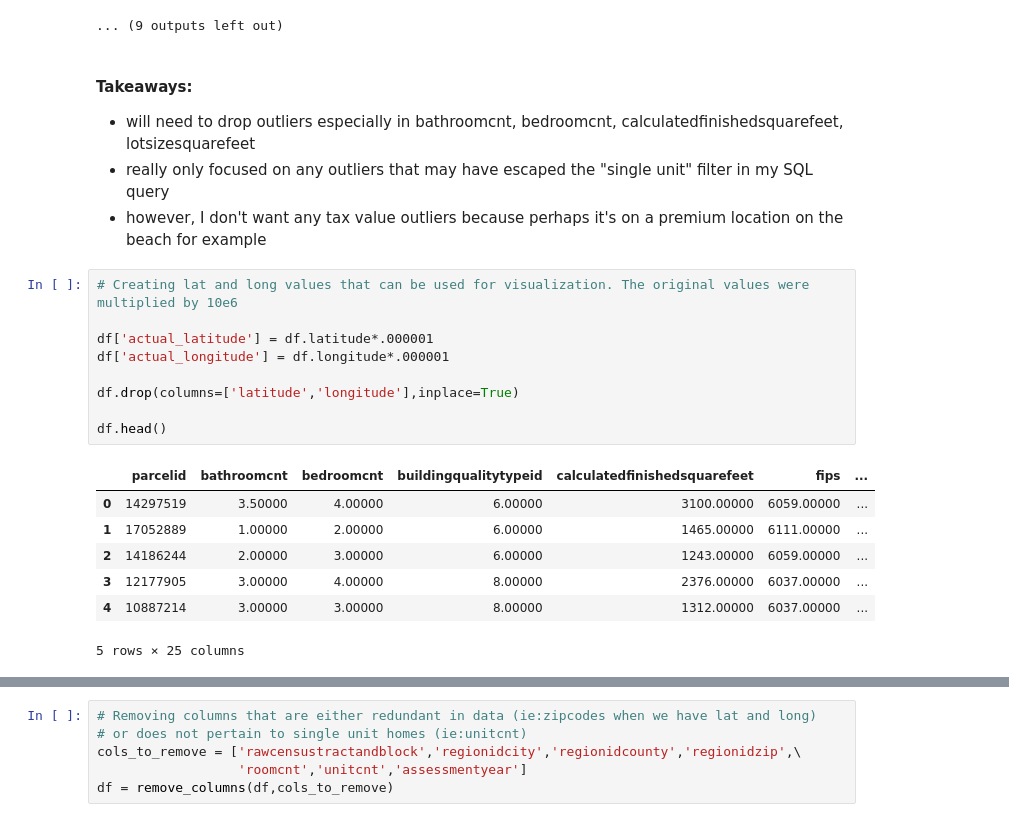
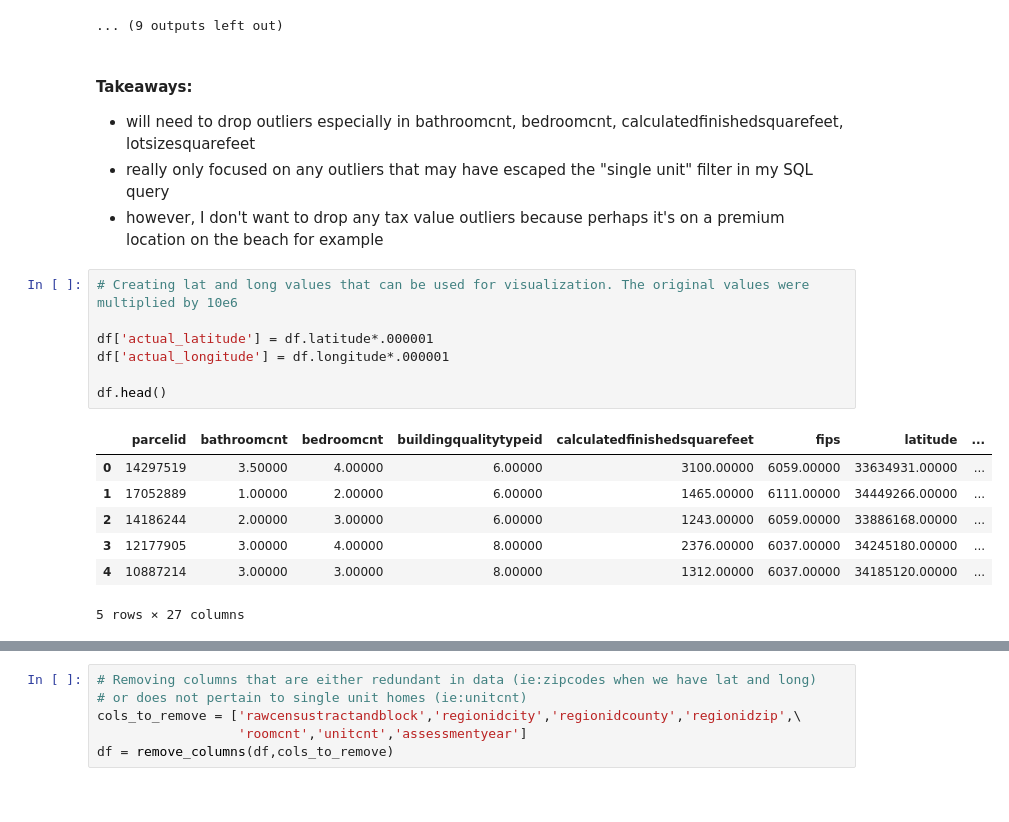
Before and after one commit to Joshua-C-Bryant/zillow_clustering_project, a Jupyter notebook: zillow_clustering_project.ipynb, the cells around one changed output, grey strips where cells are left out. Cells and saved outputs as stored; diff of their text form.

```diff
--- a/zillow_clustering_project.ipynb
+++ b/zillow_clustering_project.ipynb
@@ -165,21 +164,19 @@ for x in df.select_dtypes(include = 'float64'):
 #### Takeaways:
 - will need to drop outliers especially in bathroomcnt, bedroomcnt, calculatedfinishedsquarefeet, lotsizesquarefeet
 - really only focused on any outliers that may have escaped the "single unit" filter in my SQL query
-- however, I don't want any tax value outliers because perhaps it's on a premium location on the beach for example
+- however, I don't want to drop any tax value outliers because perhaps it's on a premium location on the beach for example
 # %%
 # Creating lat and long values that can be used for visualization. The original values were multiplied by 10e6
 
 df['actual_latitude'] = df.latitude*.000001
 df['actual_longitude'] = df.longitude*.000001
 
-df.drop(columns=['latitude','longitude'],inplace=True)
-
 df.head()
 # %% [output]
-|  | parcelid | bathroomcnt | bedroomcnt | buildingqualitytypeid | calculatedfinishedsquarefeet | fips | ... |
-| 0 | 14297519 | 3.50000 | 4.00000 | 6.00000 | 3100.00000 | 6059.00000 | ... |
-| 1 | 17052889 | 1.00000 | 2.00000 | 6.00000 | 1465.00000 | 6111.00000 | ... |
-| 2 | 14186244 | 2.00000 | 3.00000 | 6.00000 | 1243.00000 | 6059.00000 | ... |
-| 3 | 12177905 | 3.00000 | 4.00000 | 8.00000 | 2376.00000 | 6037.00000 | ... |
-| 4 | 10887214 | 3.00000 | 3.00000 | 8.00000 | 1312.00000 | 6037.00000 | ... |
+|  | parcelid | bathroomcnt | bedroomcnt | buildingqualitytypeid | calculatedfinishedsquarefeet | fips | latitude | ... |
+| 0 | 14297519 | 3.50000 | 4.00000 | 6.00000 | 3100.00000 | 6059.00000 | 33634931.00000 | ... |
+| 1 | 17052889 | 1.00000 | 2.00000 | 6.00000 | 1465.00000 | 6111.00000 | 34449266.00000 | ... |
+| 2 | 14186244 | 2.00000 | 3.00000 | 6.00000 | 1243.00000 | 6059.00000 | 33886168.00000 | ... |
+| 3 | 12177905 | 3.00000 | 4.00000 | 8.00000 | 2376.00000 | 6037.00000 | 34245180.00000 | ... |
+| 4 | 10887214 | 3.00000 | 3.00000 | 8.00000 | 1312.00000 | 6037.00000 | 34185120.00000 | ... |
-5 rows × 25 columns
+5 rows × 27 columns
```
Also changed, not shown: parts of 63 cells of this notebook.
